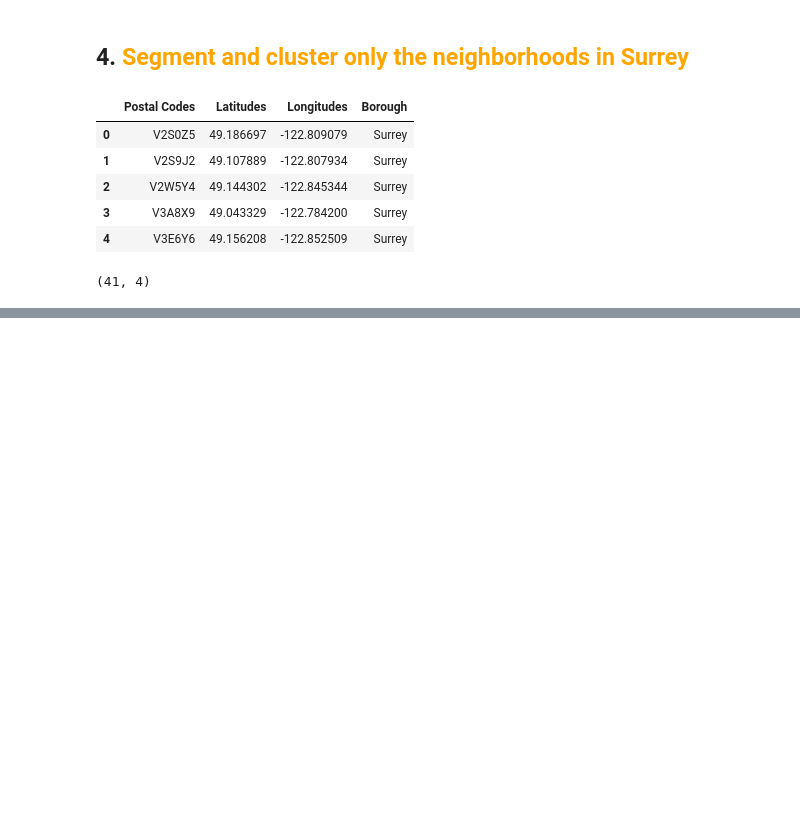
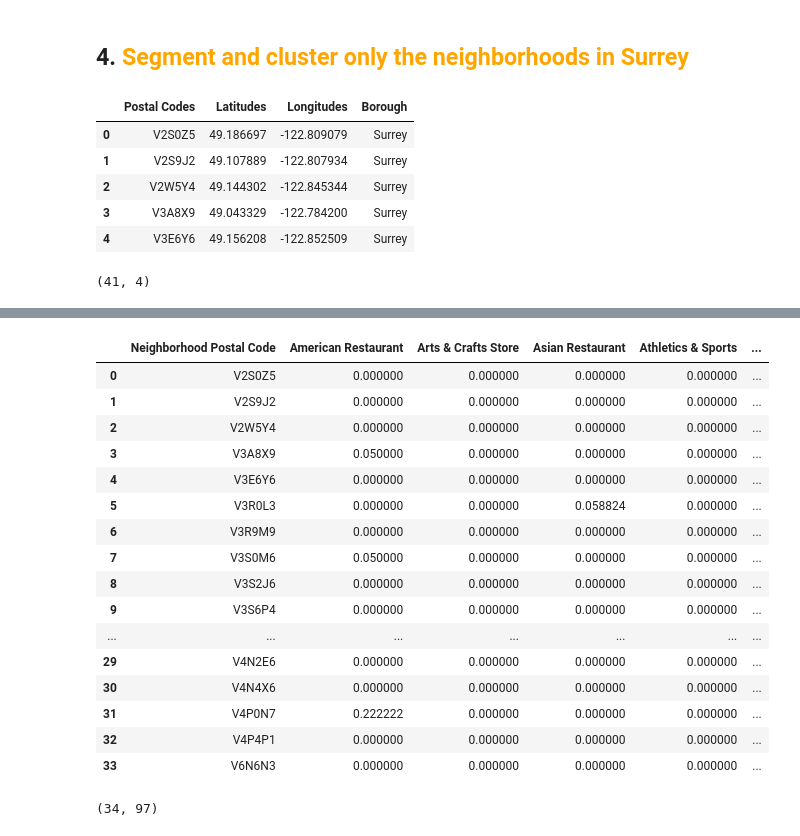
Before and after one commit to dulanjaleekrs/Coursera_Capstone, a Jupyter notebook: Business Recommendations For Surrey, BC - Final.ipynb, the cells around one changed output, grey strips where cells are left out. Drawn from its saved outputs; the diff is of its cells as text; code cells hidden in the pictures; blank space fills up the shorter version.

```diff
--- a/Business Recommendations For Surrey, BC - Final.ipynb
+++ b/Business Recommendations For Surrey, BC - Final.ipynb
@@ -188,0 +224,24 @@ map_surrey
+# %%
+def get_category_type(row):
+    try:
+        categories_list = row['categories']
+    except:
+        categories_list = row['venue.categories']
+
+    if len(categories_list) == 0:
+        return None
+    else:
+        return categories_list[0]['name']
+# %%
+venues = results['response']['groups'][0]['items']
+
+nearby_venues = json_normalize(venues)
+
+filtered_columns = ['venue.name', 'venue.categories', 'venue.location.lat', 'venue.location.lng']
+nearby_venues =nearby_venues.loc[:, filtered_columns]
+
+nearby_venues['venue.categories'] = nearby_venues.apply(get_category_type, axis=1)
+
+nearby_venues.columns = [col.split(".")[-1] for col in nearby_venues.columns]
+
+nearby_venues.head()
@@ -188,0 +355,9 @@ map_surrey
+# %%
+surrey_onehot = pd.get_dummies(surrey_venues[['Venue Category']], prefix="", prefix_sep="")
+
+surrey_onehot['Neighborhood Postal Code'] = surrey_venues['Neighborhood Postal Code']
+
+fixed_columns = [surrey_onehot.columns[-1]] + list(surrey_onehot.columns[:-1])
+surrey_onehot = surrey_onehot[fixed_columns]
+
+surrey_onehot.head()
@@ -188,0 +371,25 @@ map_surrey
+# %%
+surrey_grouped = surrey_onehot.groupby('Neighborhood Postal Code').mean().reset_index()
+surrey_grouped
+# %% [output]
+|  | Neighborhood Postal Code | American Restaurant | Arts & Crafts Store | Asian Restaurant | Athletics & Sports | ... |
+| 0 | V2S0Z5 | 0.000000 | 0.000000 | 0.000000 | 0.000000 | ... |
+| 1 | V2S9J2 | 0.000000 | 0.000000 | 0.000000 | 0.000000 | ... |
+| 2 | V2W5Y4 | 0.000000 | 0.000000 | 0.000000 | 0.000000 | ... |
+| 3 | V3A8X9 | 0.050000 | 0.000000 | 0.000000 | 0.000000 | ... |
+| 4 | V3E6Y6 | 0.000000 | 0.000000 | 0.000000 | 0.000000 | ... |
+| 5 | V3R0L3 | 0.000000 | 0.000000 | 0.058824 | 0.000000 | ... |
+| 6 | V3R9M9 | 0.000000 | 0.000000 | 0.000000 | 0.000000 | ... |
+| 7 | V3S0M6 | 0.050000 | 0.000000 | 0.000000 | 0.000000 | ... |
+| 8 | V3S2J6 | 0.000000 | 0.000000 | 0.000000 | 0.000000 | ... |
+| 9 | V3S6P4 | 0.000000 | 0.000000 | 0.000000 | 0.000000 | ... |
+| ... | ... | ... | ... | ... | ... | ... |
+| 29 | V4N2E6 | 0.000000 | 0.000000 | 0.000000 | 0.000000 | ... |
+| 30 | V4N4X6 | 0.000000 | 0.000000 | 0.000000 | 0.000000 | ... |
+| 31 | V4P0N7 | 0.222222 | 0.000000 | 0.000000 | 0.000000 | ... |
+| 32 | V4P4P1 | 0.000000 | 0.000000 | 0.000000 | 0.000000 | ... |
+| 33 | V6N6N3 | 0.000000 | 0.000000 | 0.000000 | 0.000000 | ... |
+# %%
+surrey_grouped.shape
+# %% [output]
+(34, 97)
```
Also changed, not shown: parts of 24 cells of this notebook.
